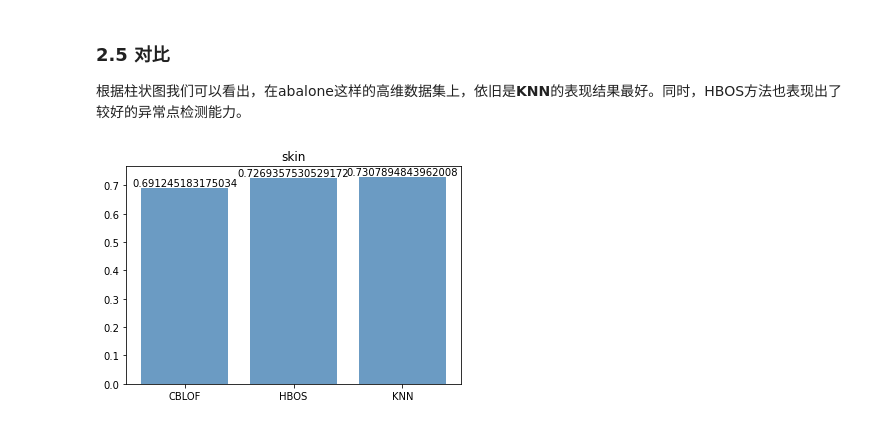
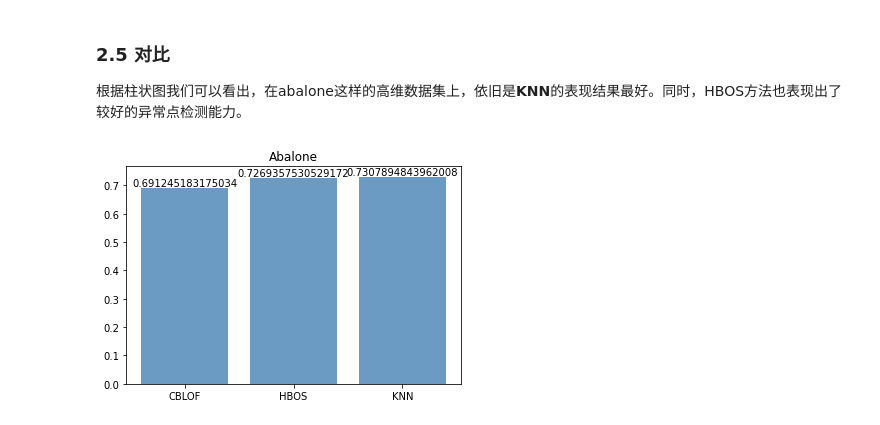
Before and after one commit to Laoannnnn/DataMing4, a Jupyter notebook: outlier.ipynb, the cells around one changed output. Saved outputs shown, nothing was run; the diff lists cells and outputs as text; code cells hidden in the pictures.

```diff
--- a/outlier.ipynb
+++ b/outlier.ipynb
@@ -489,12 +489,12 @@ plt.show()
 # %%
 x = ['CBLOF', 'HBOS', 'KNN']
 y = [np.mean(cblof_roc), np.mean(hbos_roc), np.mean(knn_roc)]
 plt.bar(x=x, height=y, label='ROC', color='steelblue', alpha=0.8)
 # 在柱状图上显示具体数值, ha参数控制水平对齐方式, va控制垂直对齐方式
 for x1, yy in zip(x, y):
     plt.text(x1, yy, str(yy), ha='center', va='bottom', fontsize=10, rotation=0)
 # 设置标题
-plt.title("skin")
+plt.title("Abalone")
 plt.show()
 # %% [output]
-[figure, old version]
+[figure, new version]
```
